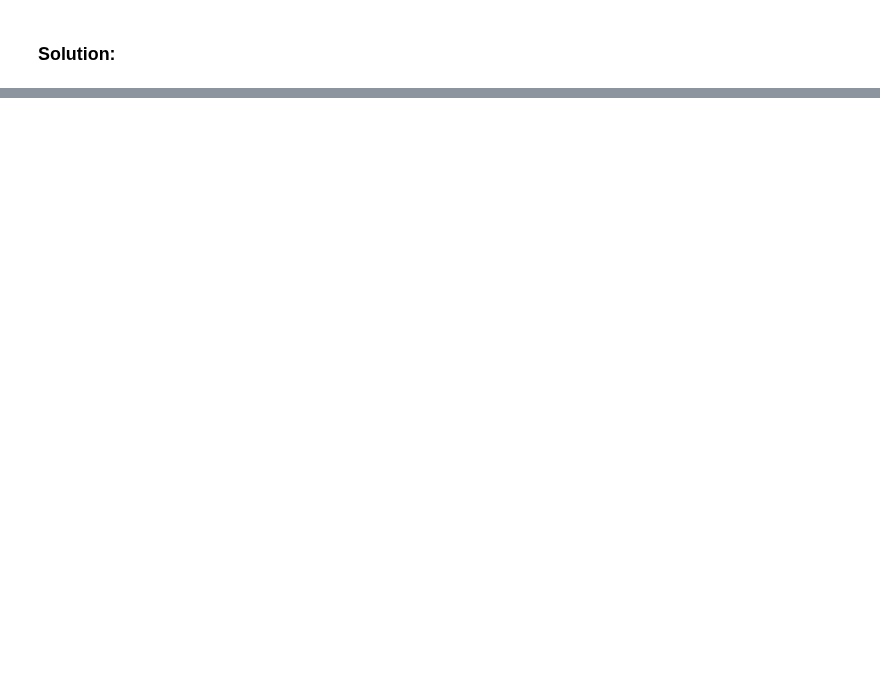
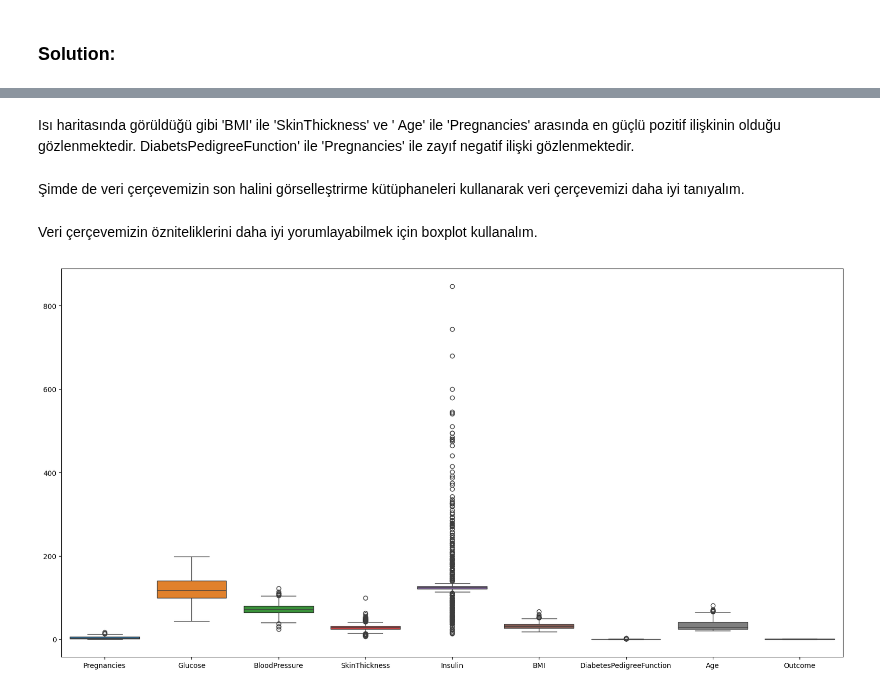
Before and after one commit to SeherKumsar/Ada-Lovelace-Veri-Bilimi-Akademisi, a Jupyter notebook: exercises/week-3-exercise.ipynb, the cells around one changed output, grey strips where cells are left out. Saved outputs shown, nothing was run; the diff lists cells and outputs as text; code cells hidden in the pictures; blank space fills up the shorter version.

```diff
--- a/exercises/week-3-exercise.ipynb
+++ b/exercises/week-3-exercise.ipynb
@@ -38,0 +304,12 @@
+# %% [markdown]
+Isı haritasında görüldüğü gibi 'BMI' ile 'SkinThickness' ve ' Age' ile 'Pregnancies' arasında en güçlü pozitif ilişkinin olduğu gözlenmektedir. DiabetsPedigreeFunction' ile 'Pregnancies' ile zayıf negatif ilişki gözlenmektedir.
+# %% [markdown]
+Şimde de veri çerçevemizin son halini görselleştrirme kütüphaneleri kullanarak veri çerçevemizi daha iyi tanıyalım.
+# %% [markdown]
+Veri çerçevemizin özniteliklerini daha iyi yorumlayabilmek için boxplot kullanalım.
+# %%
+fig=plt.figure(figsize=(20,10))
+sns.boxplot(data=df_yeni)
+plt.show()
+# %% [output]
+[figure, added]
```
Also changed, not shown: parts of 66 cells of this notebook, 2 other files.
